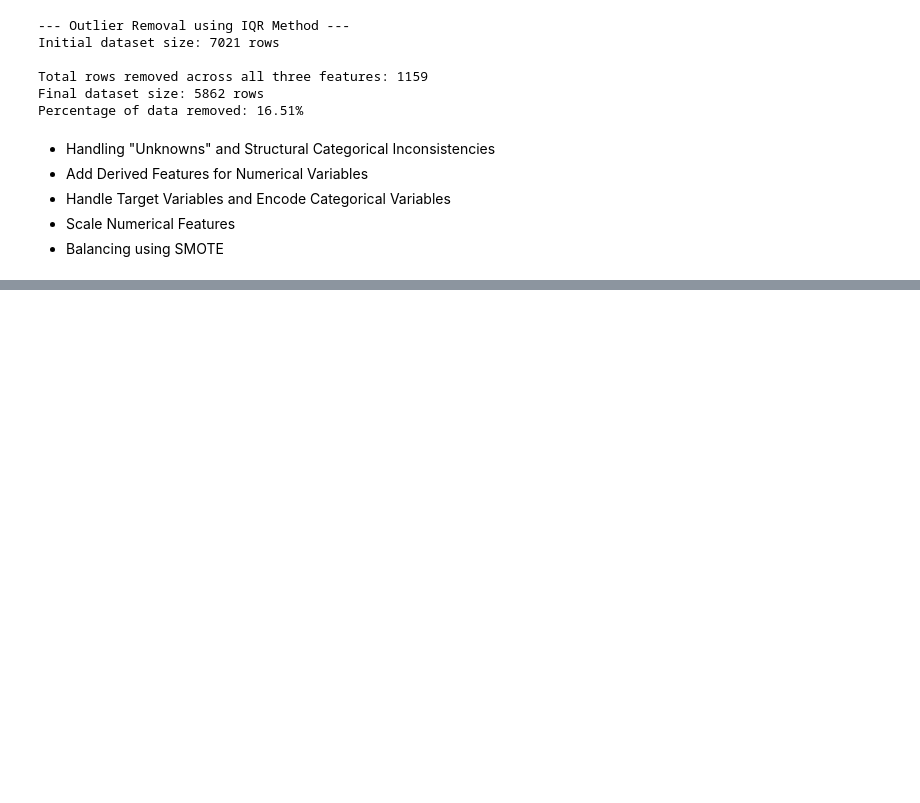
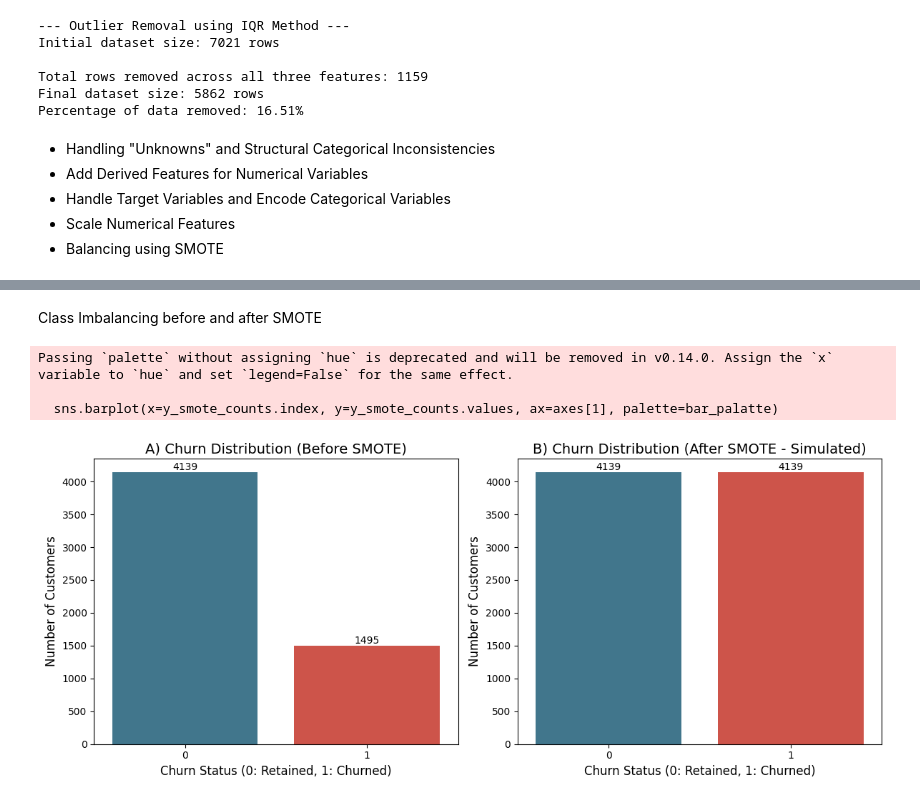
Before and after one commit to thruuuuuu/telco_churn_predict_model, a Jupyter notebook: notebooks/EDA.ipynb, the cells around one changed output, grey strips where cells are left out. Drawn from its saved outputs; the diff is of its cells as text; code cells hidden in the pictures; blank space fills up the shorter version.

Commit message:
SMOTE error updating

```diff
--- a/notebooks/EDA.ipynb
+++ b/notebooks/EDA.ipynb
@@ -506,13 +471,0 @@ For example, when doing 'df[col].method(value, inplace=True)', try using 'df.met
-# %%
-
-# Bar chart
-sns.countplot(data=df_ml, x='Churn', ax=axes[1])
-axes[1].set_title('Churn Distribution (Count)', fontsize=14)
-axes[1].set_xlabel('Churn Status')
-axes[1].set_ylabel('Number of Customers')
-
-# labels on bars
-for container in axes[1].containers:
-    axes[1].bar_label(container)
-
-plt.show()
@@ -520,0 +530,59 @@ AttributeError: 'BoxPlotContainer' object has no attribute 'patches'
+# %% [markdown]
+Class Imbalancing before and after SMOTE
+# %%
+le = LabelEncoder()
+df['Churn'] = le.fit_transform(df['Churn'])
+y = df['Churn'] # Target variable (1=Churn, 0=Retained)
+X = df.drop(columns=['Churn'])
+
+
+# --- 2. Train-Test Split (Reproducing y_train) ---
+# Use the same parameters as before: test_size=0.2, random_state=42, stratify=y
+X_train, X_test, y_train, y_test = train_test_split(
+    X, y, test_size=0.2, random_state=42, stratify=y
+)
+
+# --- 3. Calculate Counts (Before SMOTE) ---
+y_train_counts = y_train.value_counts().sort_index()
+retained_count = y_train_counts[0]
+churned_count = y_train_counts[1]
+
+# --- 4. Simulate Counts (After SMOTE) ---
+# SMOTE balances the minority class (1) to match the majority class (0)
+smote_retained_count = retained_count
+smote_churned_count = retained_count
+y_smote_counts = pd.Series([smote_retained_count, smote_churned_count], index=[0, 1])
+
+fig, axes = plt.subplots(1, 2, figsize=(12, 5))
+# Custom palette: Blue for 0 (Retained), Red for 1 (Churned)
+bar_palatte={'#347C98', '#E34234'}
+
+# Plot 1: Before SMOTE (Original Training Data)
+sns.countplot(x=y_train, ax=axes[0], palette=bar_palatte, hue=y_train, legend=False)
+axes[0].set_title('A) Churn Distribution (Before SMOTE)', fontsize=14)
+axes[0].set_xlabel('Churn Status (0: Retained, 1: Churned)', fontsize=12)
+axes[0].set_ylabel('Number of Customers', fontsize=12)
+axes[0].tick_params(axis='x', rotation=0)
+
+# Add labels
+for container in axes[0].containers:
+    axes[0].bar_label(container, fmt='%d')
+
+# Plot 2: After SMOTE (Simulated Balanced Data)
+sns.barplot(x=y_smote_counts.index, y=y_smote_counts.values, ax=axes[1], palette=bar_palatte)
+axes[1].set_title('B) Churn Distribution (After SMOTE - Simulated)', fontsize=14)
+axes[1].set_xlabel('Churn Status (0: Retained, 1: Churned)', fontsize=12)
+axes[1].set_ylabel('Number of Customers', fontsize=12)
+axes[1].tick_params(axis='x', rotation=0)
+
+# Add labels
+for container in axes[1].containers:
+    axes[1].bar_label(container, fmt='%d')
+
+plt.tight_layout()
+plt.show()
+# %% [output]
+Passing `palette` without assigning `hue` is deprecated and will be removed in v0.14.0. Assign the `x` variable to `hue` and set `legend=False` for the same effect.
+
+  sns.barplot(x=y_smote_counts.index, y=y_smote_counts.values, ax=axes[1], palette=bar_palatte)
+[figure, added]
```
Also changed, not shown: parts of 4 cells of this notebook.
